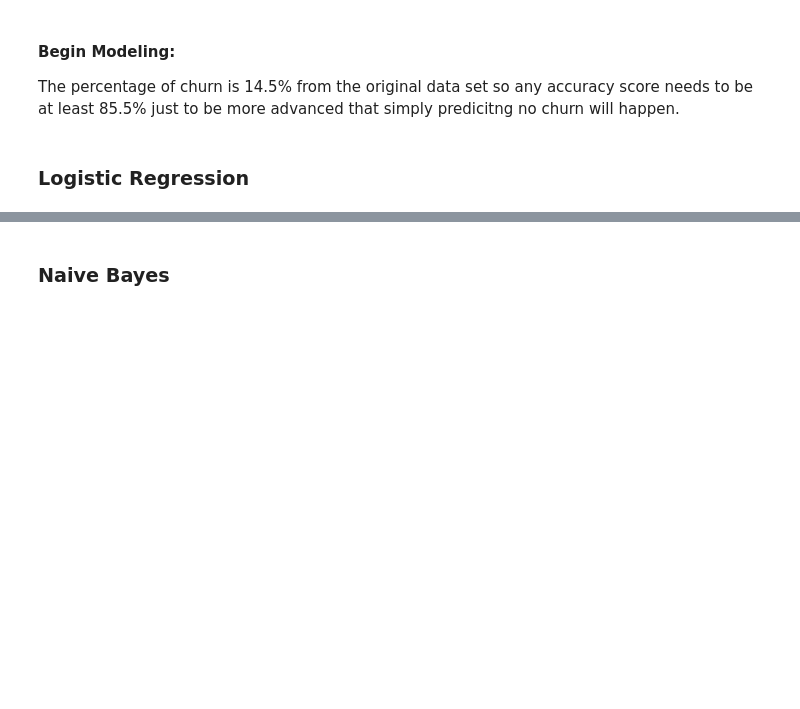
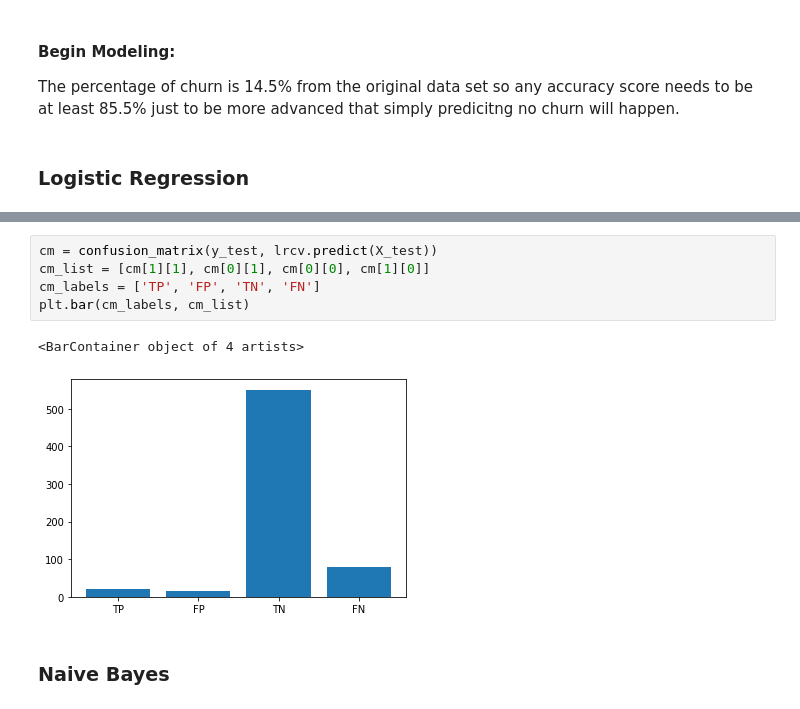
Before and after one commit to scottkds/metis_project3, a Jupyter notebook: models/Models_LR_NB_SVM.ipynb, the cells around one changed output, grey strips where cells are left out. Saved outputs shown, nothing was run; the diff lists cells and outputs as text; blank space fills up the shorter version.

```diff
--- a/models/Models_LR_NB_SVM.ipynb
+++ b/models/Models_LR_NB_SVM.ipynb
@@ -134,3 +175,11 @@ weighted avg       0.83      0.86      0.83       667
+# %%
+cm = confusion_matrix(y_test, lrcv.predict(X_test))
+cm_list = [cm[1][1], cm[0][1], cm[0][0], cm[1][0]]
+cm_labels = ['TP', 'FP', 'TN', 'FN']
+plt.bar(cm_labels, cm_list)
+# %% [output]
+<BarContainer object of 4 artists>
+[figure, added]
 # %% [markdown]
 ### Naive Bayes
 # %%
```
Also changed, not shown: parts of 29 cells of this notebook.
